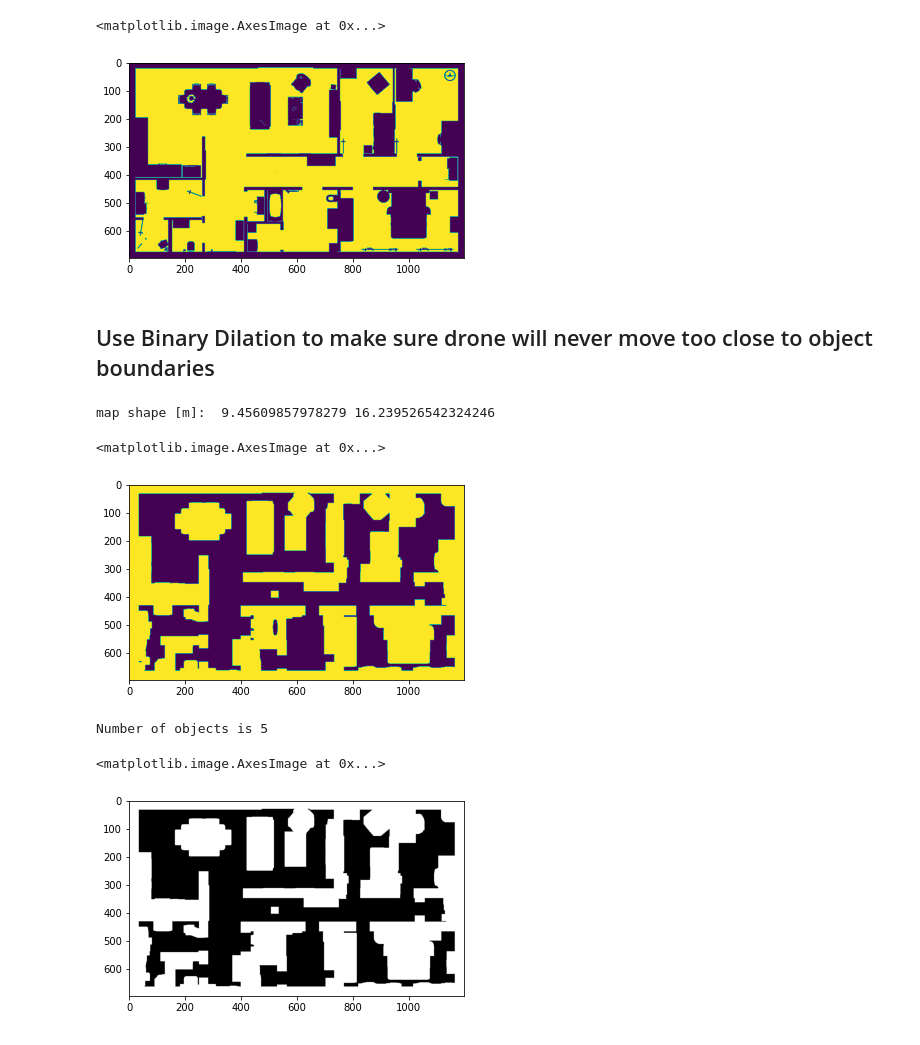
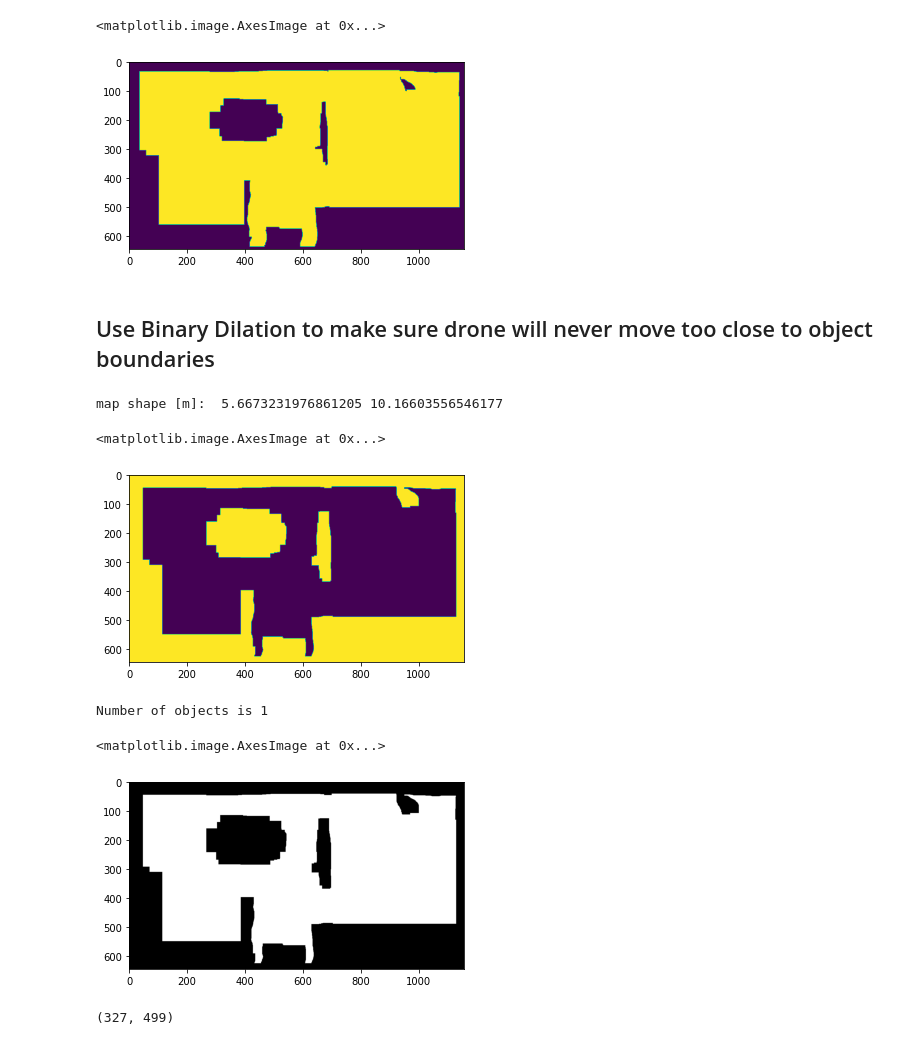
Before and after one commit to ethz-asl/active_learning_for_segmentation, a Jupyter notebook: embodied_active_learning/scripts/map_generation/createMap.ipynb, the cells around one changed output. Cells and saved outputs as stored; diff of their text form; code cells hidden in the pictures.

```diff
--- a/embodied_active_learning/scripts/map_generation/createMap.ipynb
+++ b/embodied_active_learning/scripts/map_generation/createMap.ipynb
@@ -10,10 +10,10 @@ floor_height =  9.45#m
 # %%
-floor_color = (255,190,0) # np.asarray([255,133,0])
+floor_color = (255,0,0) # np.asarray([255,133,0])
 start_pos_color = (0,255,0)
 floor_delta = 7
 start_pos_delta = 0
 # %%
-exported_map = np.asarray(Image.open("map/occupation_map_flat.png"))[:,:,0:3]
+exported_map = np.asarray(Image.open("/home/rene/catkin_ws/src/active_learning_for_segmentation/embodied_active_learning/scripts/map_generation/map/BigFlatLivingRoomWithDresser.png"))[:,:,0:3]
 plt.imshow(exported_map)
 # %% [output]
 <matplotlib.image.AxesImage at 0x...>
@@ -36,4 +36,4 @@ map_free = np.logical_not(map_occupied)
 plt.imshow(map_free)
 # %% [output]
 <matplotlib.image.AxesImage at 0x...>
-[figure, old version]
+[figure, new version]
@@ -40,37 +60,44 @@ plt.imshow(map_free)
 # %% [markdown]
 ## Use Binary Dilation to make sure drone will never move too close to object boundaries
 # %%
-width_pixel =map_free.shape[1]
-height_pixel = map_free.shape[0]
+width_pixel = width_px #map_free.shape[1]
+height_pixel = height_px # map_free.shape[0]
 
 length_per_pixel = 1/2 * (floor_width/width_pixel + floor_height/height_pixel)
 map_width = map_free.shape[1]*length_per_pixel
 map_height =  map_free.shape[0]*length_per_pixel
 print("map shape [m]: ", map_height, map_width)
 # %% [output]
-map shape [m]:  9.45609857978279 16.239526542324246
+map shape [m]:  5.6673231976861205 10.16603556546177
 # %%
 dilated = binary_dilation(map_occupied, structure = np.ones((25,25)))
 # %%
 plt.imshow(dilated)
 # %% [output]
 <matplotlib.image.AxesImage at 0x...>
-[figure, old version]
+[figure, new version]
 # %%
 labeled, nr_objects = ndimage.label(np.logical_not(dilated) )
 print("Number of objects is {}".format(nr_objects))
-max_idx = np.argmax(np.asarray([np.sum(labeled == i) for i in range(1,nr_objects)])) + 1
-final_free_map =  labeled == max_idx
+if nr_objects != 1:
+    max_idx = np.argmax(np.asarray([np.sum(labeled == i) for i in range(1,nr_objects)])) + 1
+    final_free_map =  labeled == max_idx
+else:
+    final_free_map = dilated
 
 final_free_map_pil = Image.fromarray(np.logical_not(final_free_map))
 plt.imshow(final_free_map_pil)
 # %% [output]
-Number of objects is 5
+Number of objects is 1
 <matplotlib.image.AxesImage at 0x...>
-[figure, old version]
+[figure, new version]
 # %%
 # Save a dictionary into a pickle file.
 import pickle
+# %%
+player_start_coord
+# %% [output]
+(327, 499)
 # %%
 # Save a dictionary into a pickle file.
 import pickle
```
Also changed, not shown: parts of 5 cells of this notebook, 6 other files.
